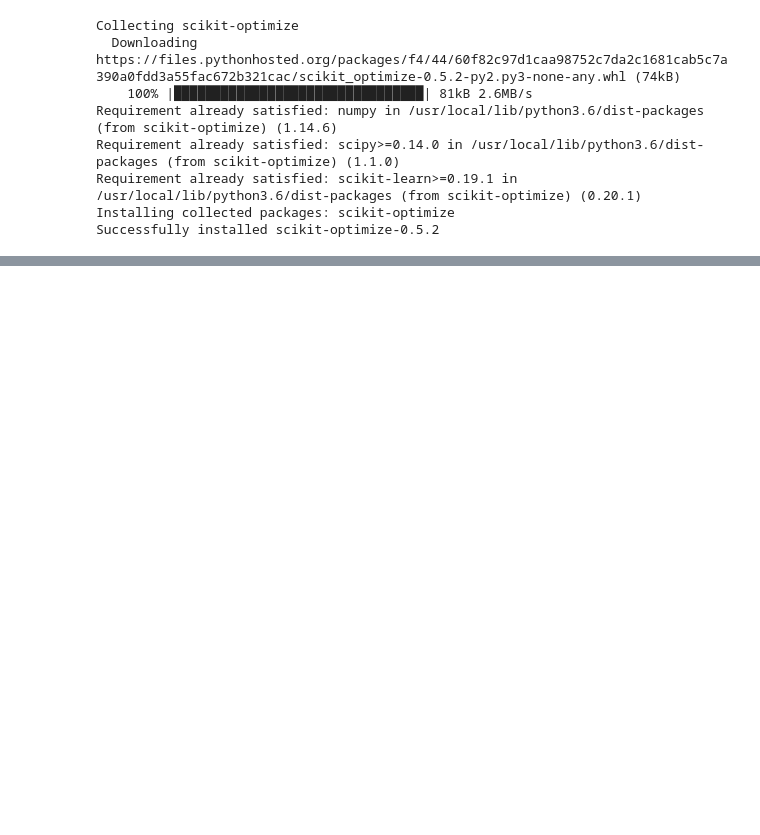
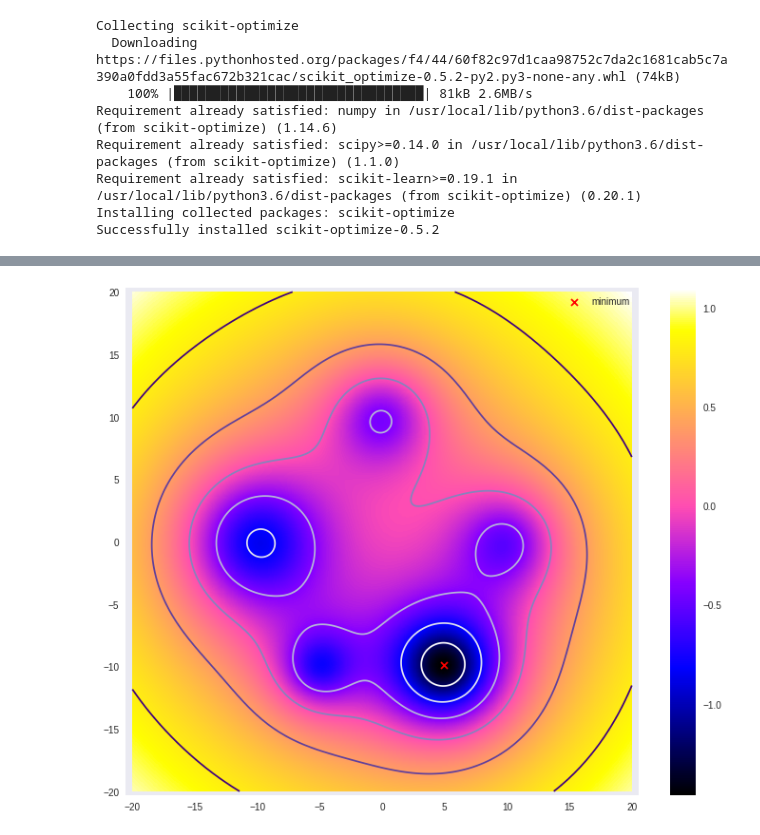
Before and after one commit to mesomesomeso14/optimization_bench, a Jupyter notebook: skopt_test.ipynb, the cells around one changed output, grey strips where cells are left out. Cells and saved outputs as stored; diff of their text form; code cells hidden in the pictures; blank space fills up the shorter version.

```diff
--- a/skopt_test.ipynb
+++ b/skopt_test.ipynb
@@ -18,0 +53,18 @@ import skopt
+# %%
+# Five-well potential function
+class five_well:
+  xarea, yarea = [-20, 20], [-20, 20]
+  xminp, yminp = [4.92], [-9.89]
+  fmin = -1.4616
+  def func(a, b):
+      A = 1 / (1 + 0.05 * (a ** 2 + (b - 10) ** 2))
+      B = 1 / (1 + 0.05 * ((a - 10) ** 2 + b ** 2))
+      C = 1.5 / (1 + 0.03 * ((a + 10) ** 2 + b ** 2))
+      D = 2 / (1 + 0.05 * ((a - 5) ** 2 + (b + 10) ** 2))
+      E = 1 / (1 + 0.1 * ((a + 5) ** 2 + (b + 10) ** 2))
+      F = 0.0001 * (a ** 2 + b ** 2) ** 1.2
+      return (1 - A - B - C - D - E) * (1 + F)
+
+plotfunc(five_well.func, five_well.xarea, five_well.yarea, five_well.xminp, five_well.yminp)
+# %% [output]
+[figure, added]
```
Also changed, not shown: parts of 5 cells of this notebook.
